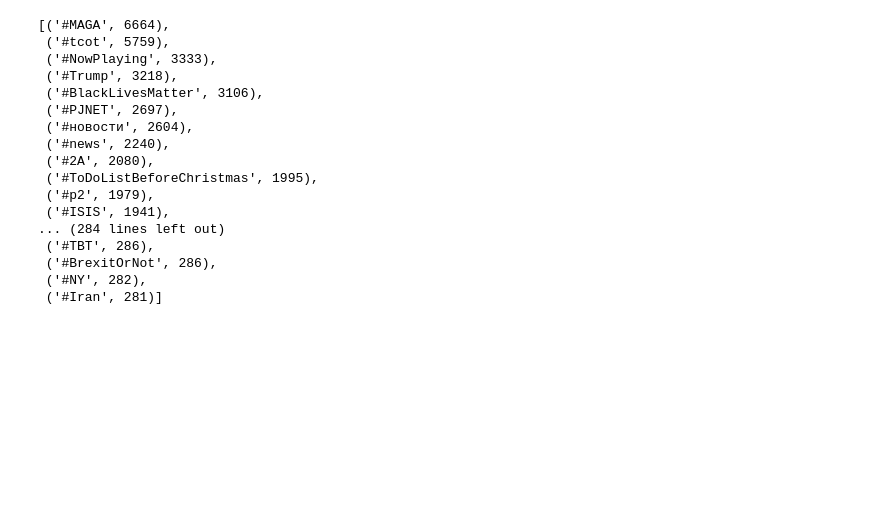
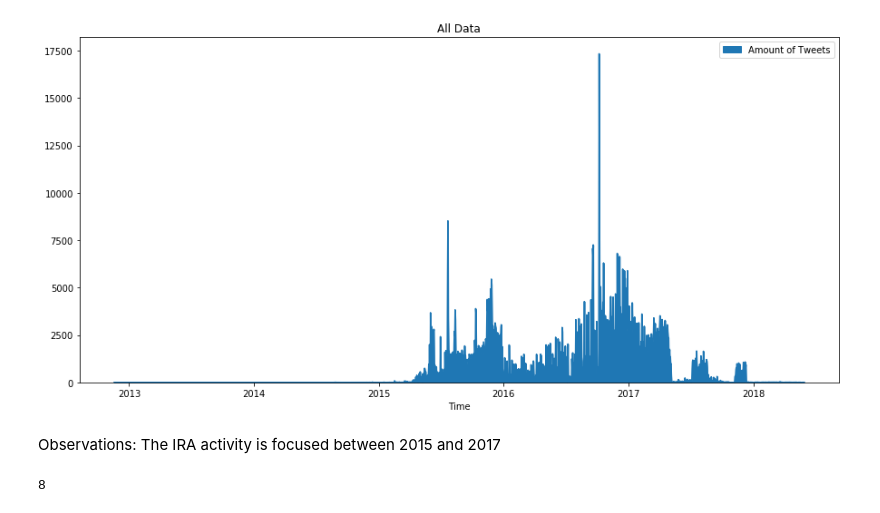
Before and after one commit to GregoireMayrhofer/IRA-and-american-politics, a Jupyter notebook: Untitled.ipynb, the cells around one changed output. Cells and saved outputs as stored; diff of their text form; code cells hidden in the pictures; blank space fills up the shorter version.

```diff
--- a/Untitled.ipynb
+++ b/Untitled.ipynb
@@ -23,20 +22,52 @@ a = collections.Counter(hashtags)
-# %%
-a.most_common(300)
-# %% [output]
-[('#MAGA', 6664),
- ('#tcot', 5759),
- ('#NowPlaying', 3333),
- ('#Trump', 3218),
- ('#BlackLivesMatter', 3106),
- ('#PJNET', 2697),
- ('#новости', 2604),
- ('#news', 2240),
- ('#2A', 2080),
- ('#ToDoListBeforeChristmas', 1995),
- ('#p2', 1979),
- ('#ISIS', 1941),
-... (284 lines left out)
- ('#TBT', 286),
- ('#BrexitOrNot', 286),
- ('#NY', 282),
- ('#Iran', 281)]
+# %%
+## HELPER FUNCTIONS ##
+
+def get_hashtags(category):
+    hashtags = []
+    for t in all_data_df[all_data_df.account_category == category].content.values:
+        m = re.search("#.* ", t)
+        if m is not None:
+            for hashtag in m.group(0).split(" "):
+                if hashtag and hashtag[0] == "#":
+                    hashtags.append(hashtag)
+    return hashtags
+
+def frequencies(hashtags):
+    res = {}
+    for hashtag in hashtags:
+        res[hashtag] = res.get(hashtag, 0.0) + 1.0
+    return res
+
+# Plot the word cloud of the most commonly used ingredients
+def word_graph(freqs, title=None):
+    fig = plt.figure(figsize=(10,10))
+    wc = WordCloud(background_color='white', width=1000, height=500).generate_from_frequencies(freqs)
+    ax=plt.imshow(wc, interpolation='bilinear')
+    plt.imsave('wc_ing.png', wc)
+    b=plt.axis('off')
+
+def display(category):
+    hashtags = get_hashtags(category)
+    freqs = frequencies(hashtags)
+    word_graph(freqs, title=category)
+
+def histogram(df, title=None, category=None, size=(15,7), ax=None):
+    if category is not None:
+        df = df[df.account_category == category]
+    res = df.drop(columns=[x for x in list(all_data_df.columns) if x not in ["publish_date", "content"]])
+    res = res.rename(columns={"content": "Amount of Tweets", "publish_date":"Time"})
+    res = res.groupby("Time").count()
+    ax = res.plot(figsize=size, kind="area", title=title, ax=ax)
+    return ax.get_legend_handles_labels()
+#     plt.show()
+# %%
+# Complete histogram
+histogram(all_data_df, "All Data")
+# %% [output]
+[figure, added]
+# %% [markdown]
+Observations: The IRA activity is focused between 2015 and 2017
+# %%
+len(account_categories)
+# %% [output]
+8
```
Also changed, not shown: parts of 12 cells of this notebook.
